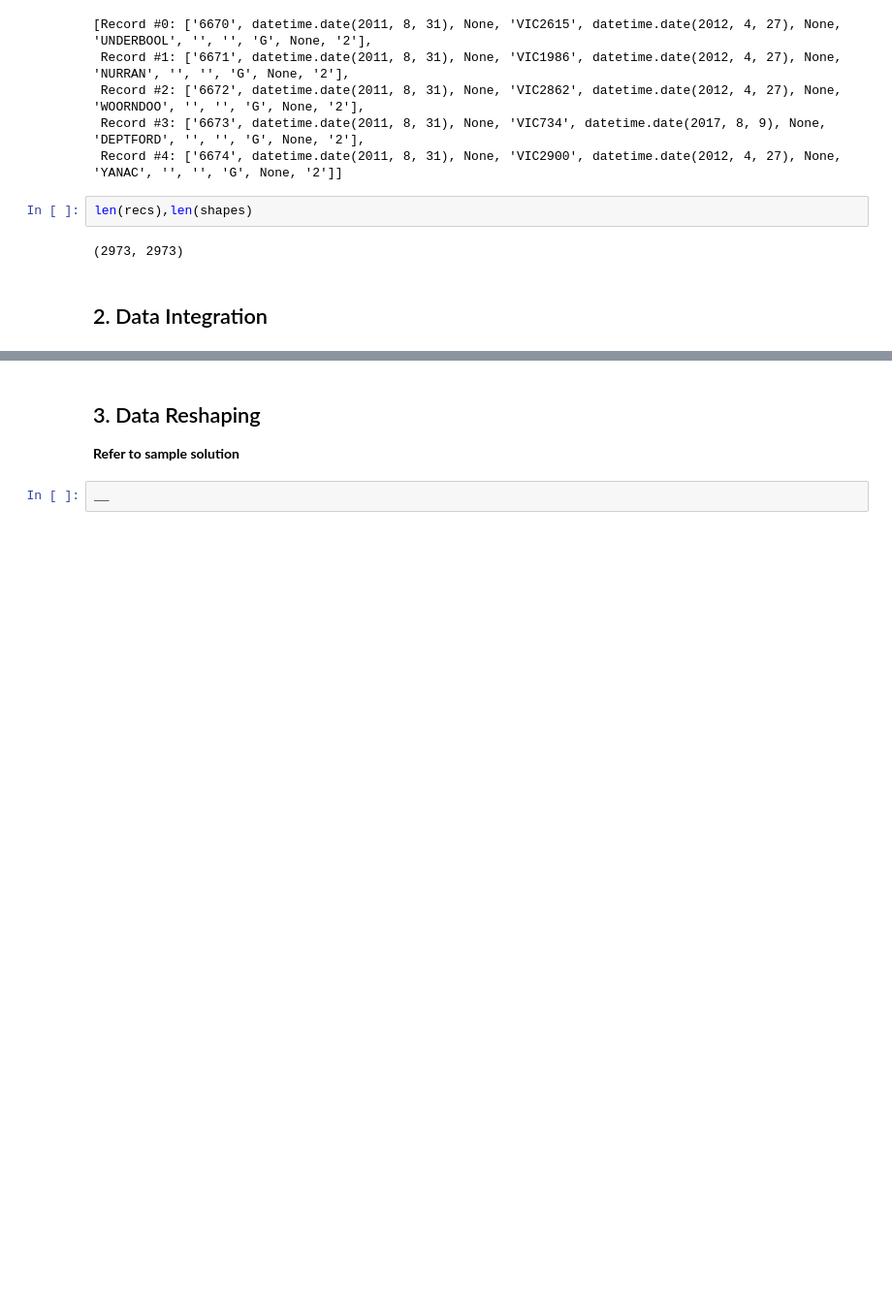
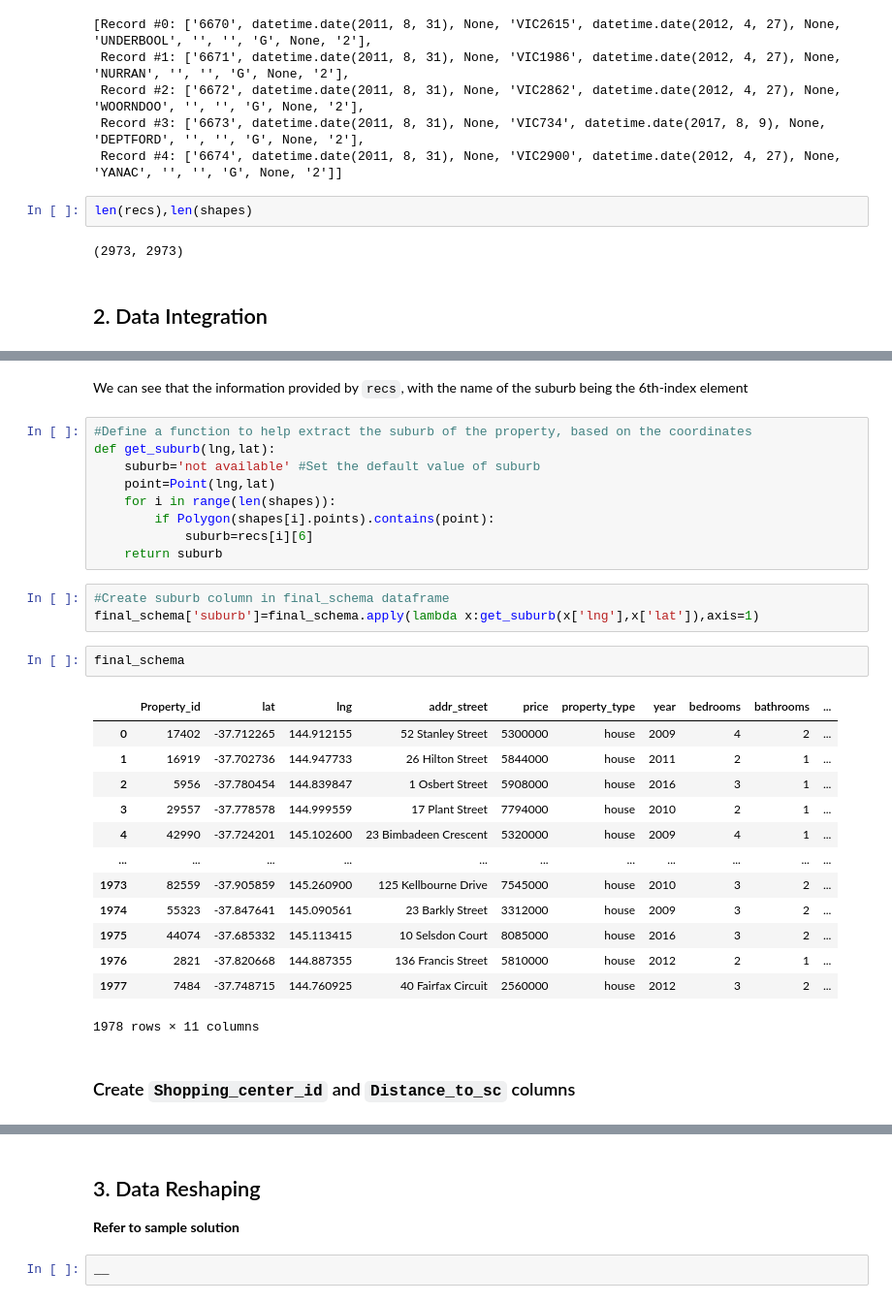
Before and after one commit to DanielTranDS/VictoriaHousing-DataIntegration-DataReshaping, a Jupyter notebook: DataIntegrationReshaping_Codes.ipynb, the cells around one changed output, grey strips where cells are left out. Shown: that part at 97% size. Saved outputs shown, nothing was run; the diff lists cells and outputs as text; blank space fills up the shorter version.

```diff
--- a/DataIntegrationReshaping_Codes.ipynb
+++ b/DataIntegrationReshaping_Codes.ipynb
@@ -552,0 +679,32 @@ len(recs),len(shapes)
+# %% [markdown]
+We can see that the information provided by `recs`, with the name of the suburb being the 6th-index element
+# %%
+#Define a function to help extract the suburb of the property, based on the coordinates
+def get_suburb(lng,lat):
+    suburb='not available' #Set the default value of suburb
+    point=Point(lng,lat)
+    for i in range(len(shapes)):
+        if Polygon(shapes[i].points).contains(point):
+            suburb=recs[i][6]
+    return suburb
+# %%
+#Create suburb column in final_schema dataframe
+final_schema['suburb']=final_schema.apply(lambda x:get_suburb(x['lng'],x['lat']),axis=1)
+# %%
+final_schema
+# %% [output]
+|  | Property_id | lat | lng | addr_street | price | property_type | year | bedrooms | bathrooms | ... |
+| 0 | 17402 | -37.712265 | 144.912155 | 52 Stanley Street | 5300000 | house | 2009 | 4 | 2 | ... |
+| 1 | 16919 | -37.702736 | 144.947733 | 26 Hilton Street | 5844000 | house | 2011 | 2 | 1 | ... |
+| 2 | 5956 | -37.780454 | 144.839847 | 1 Osbert Street | 5908000 | house | 2016 | 3 | 1 | ... |
+| 3 | 29557 | -37.778578 | 144.999559 | 17 Plant Street | 7794000 | house | 2010 | 2 | 1 | ... |
+| 4 | 42990 | -37.724201 | 145.102600 | 23 Bimbadeen Crescent | 5320000 | house | 2009 | 4 | 1 | ... |
+| ... | ... | ... | ... | ... | ... | ... | ... | ... | ... | ... |
+| 1973 | 82559 | -37.905859 | 145.260900 | 125 Kellbourne Drive | 7545000 | house | 2010 | 3 | 2 | ... |
+| 1974 | 55323 | -37.847641 | 145.090561 | 23 Barkly Street | 3312000 | house | 2009 | 3 | 2 | ... |
+| 1975 | 44074 | -37.685332 | 145.113415 | 10 Selsdon Court | 8085000 | house | 2016 | 3 | 2 | ... |
+| 1976 | 2821 | -37.820668 | 144.887355 | 136 Francis Street | 5810000 | house | 2012 | 2 | 1 | ... |
+| 1977 | 7484 | -37.748715 | 144.760925 | 40 Fairfax Circuit | 2560000 | house | 2012 | 3 | 2 | ... |
+1978 rows × 11 columns
+# %% [markdown]
+### Create `Shopping_center_id` and `Distance_to_sc` columns
```
Also changed, not shown: parts of 67 cells of this notebook.
